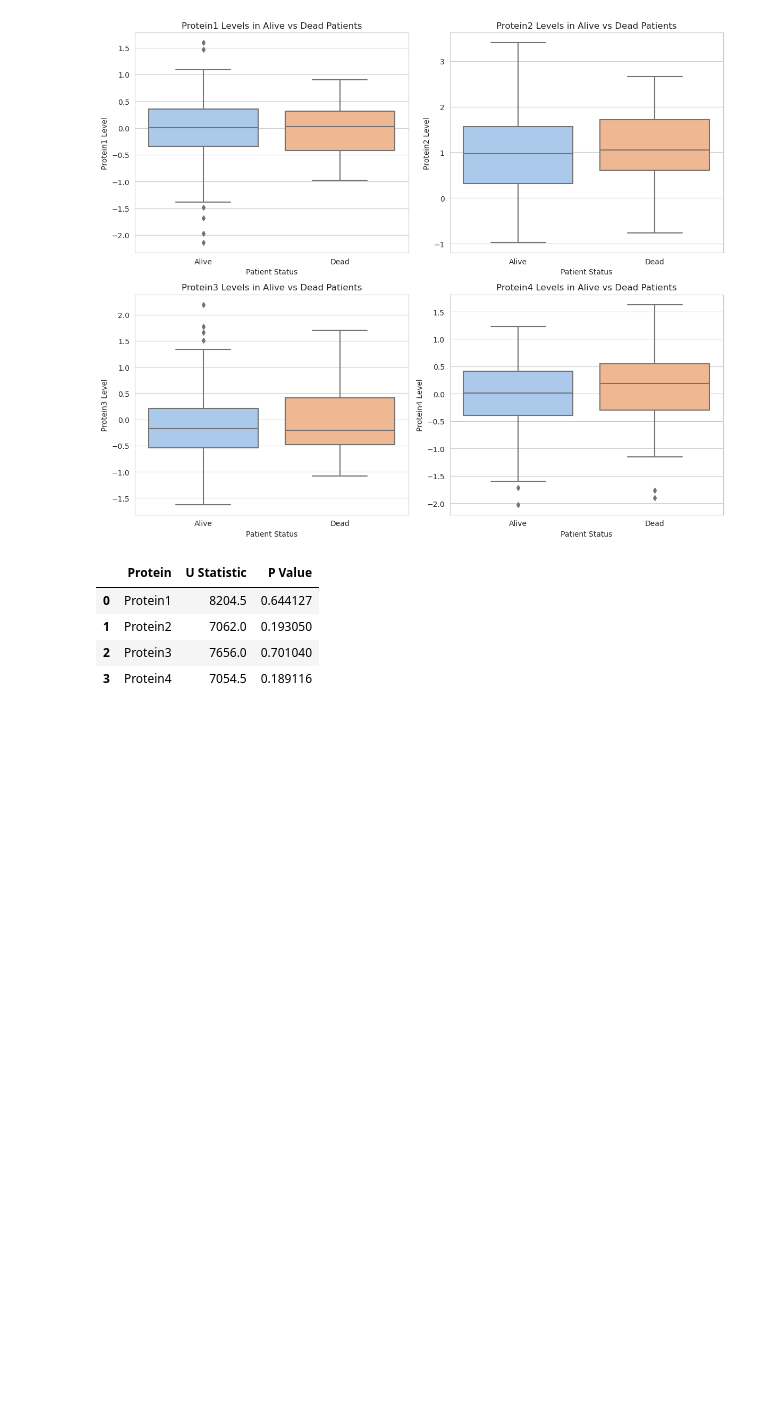
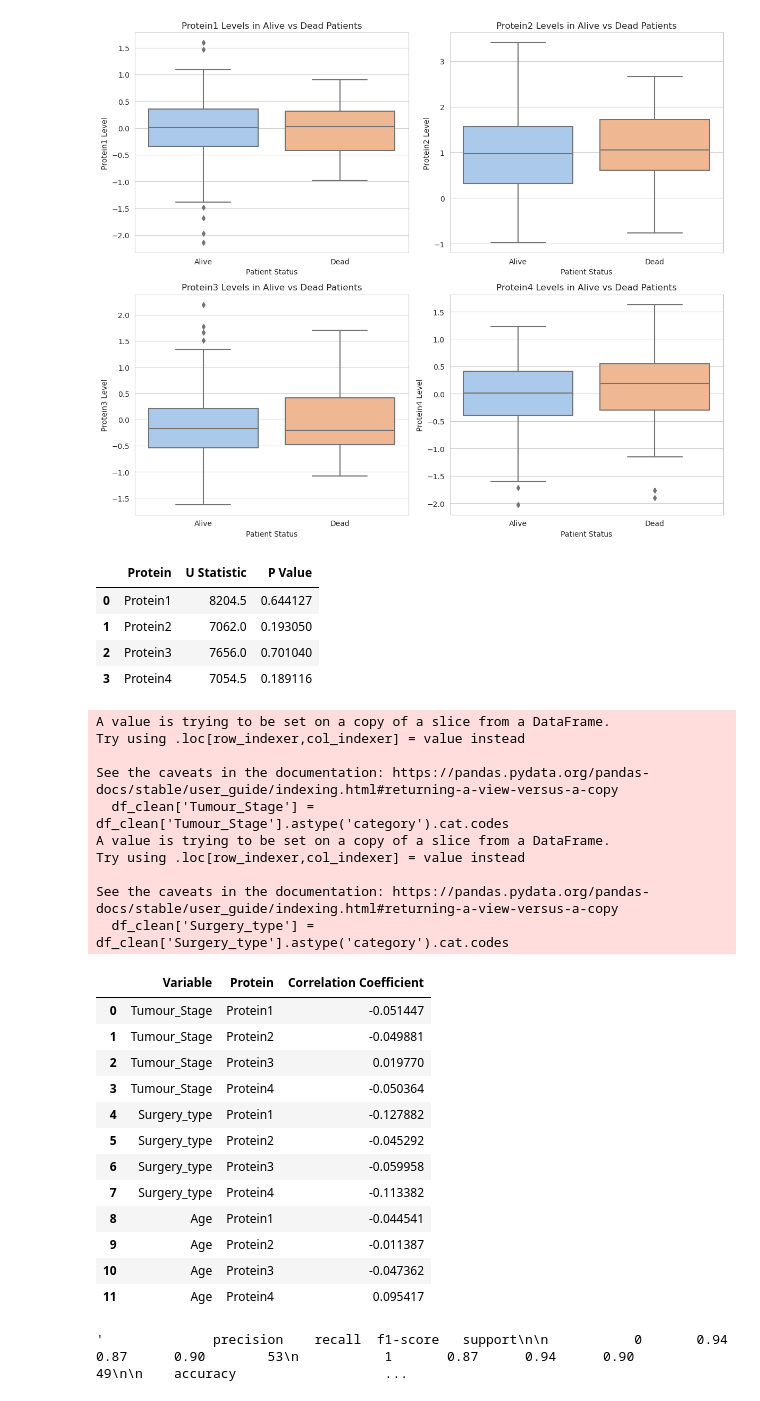
Before and after one commit to raj-rajat/Increasing-Breast-Cancer-Awareness, a Jupyter notebook: increasing-breast-cancer-awareness.ipynb, the cells around one changed output. Drawn from its saved outputs; the diff is of its cells as text; code cells hidden in the pictures; blank space fills up the shorter version.

```diff
--- a/increasing-breast-cancer-awareness.ipynb
+++ b/increasing-breast-cancer-awareness.ipynb
@@ -812,3 +812,58 @@ mann_whitney_results
 | 1 | Protein2 | 7062.0 | 0.193050 |
 | 2 | Protein3 | 7656.0 | 0.701040 |
 | 3 | Protein4 | 7054.5 | 0.189116 |
+# %%
+# Convert 'Tumour_Stage' and 'Surgery_type' to numeric types
+df_clean['Tumour_Stage'] = df_clean['Tumour_Stage'].astype('category').cat.codes
+df_clean['Surgery_type'] = df_clean['Surgery_type'].astype('category').cat.codes
+
+# Recalculate correlation coefficients for Protein1, Protein2, Protein3, and Protein4 levels against Tumour_Stage, Surgery_type, and Age
+correlation_results = pd.DataFrame(columns=['Variable', 'Protein', 'Correlation Coefficient'])
+
+for variable in ['Tumour_Stage', 'Surgery_type', 'Age']:
+    for protein in ['Protein1', 'Protein2', 'Protein3', 'Protein4']:
+        correlation_coefficient = df_clean[protein].corr(df_clean[variable])
+        correlation_results = correlation_results.append({'Variable': variable, 'Protein': protein, 'Correlation Coefficient': correlation_coefficient}, ignore_index=True)
+
+# Display the correlation coefficients
+correlation_results
+# %% [output]
+A value is trying to be set on a copy of a slice from a DataFrame.
+Try using .loc[row_indexer,col_indexer] = value instead
+
+See the caveats in the documentation: https://pandas.pydata.org/pandas-docs/stable/user_guide/indexing.html#returning-a-view-versus-a-copy
+  df_clean['Tumour_Stage'] = df_clean['Tumour_Stage'].astype('category').cat.codes
+A value is trying to be set on a copy of a slice from a DataFrame.
+Try using .loc[row_indexer,col_indexer] = value instead
+
+See the caveats in the documentation: https://pandas.pydata.org/pandas-docs/stable/user_guide/indexing.html#returning-a-view-versus-a-copy
+  df_clean['Surgery_type'] = df_clean['Surgery_type'].astype('category').cat.codes
+|  | Variable | Protein | Correlation Coefficient |
+| 0 | Tumour_Stage | Protein1 | -0.051447 |
+| 1 | Tumour_Stage | Protein2 | -0.049881 |
+| 2 | Tumour_Stage | Protein3 | 0.019770 |
+| 3 | Tumour_Stage | Protein4 | -0.050364 |
+| 4 | Surgery_type | Protein1 | -0.127882 |
+| 5 | Surgery_type | Protein2 | -0.045292 |
+| 6 | Surgery_type | Protein3 | -0.059958 |
+| 7 | Surgery_type | Protein4 | -0.113382 |
+| 8 | Age | Protein1 | -0.044541 |
+| 9 | Age | Protein2 | -0.011387 |
+| 10 | Age | Protein3 | -0.047362 |
+| 11 | Age | Protein4 | 0.095417 |
+# %%
+from sklearn.ensemble import GradientBoostingClassifier
+
+# Define the Gradient Boosting model
+gradient_boosting_model = GradientBoostingClassifier(random_state=42)
+
+# Fit the model to the training data
+gradient_boosting_model.fit(X_train_upsampled, y_train_upsampled)
+
+# Predict the outcomes for the test set
+y_pred_gb = gradient_boosting_model.predict(X_test_upsampled)
+
+# Print the classification report
+classification_report(y_test_upsampled, y_pred_gb)
+# %% [output]
+'              precision    recall  f1-score   support\n\n           0       0.94      0.87      0.90        53\n           1       0.87      0.94      0.90        49\n\n    accuracy                   ...
```
Also changed, not shown: parts of 5 cells of this notebook.
